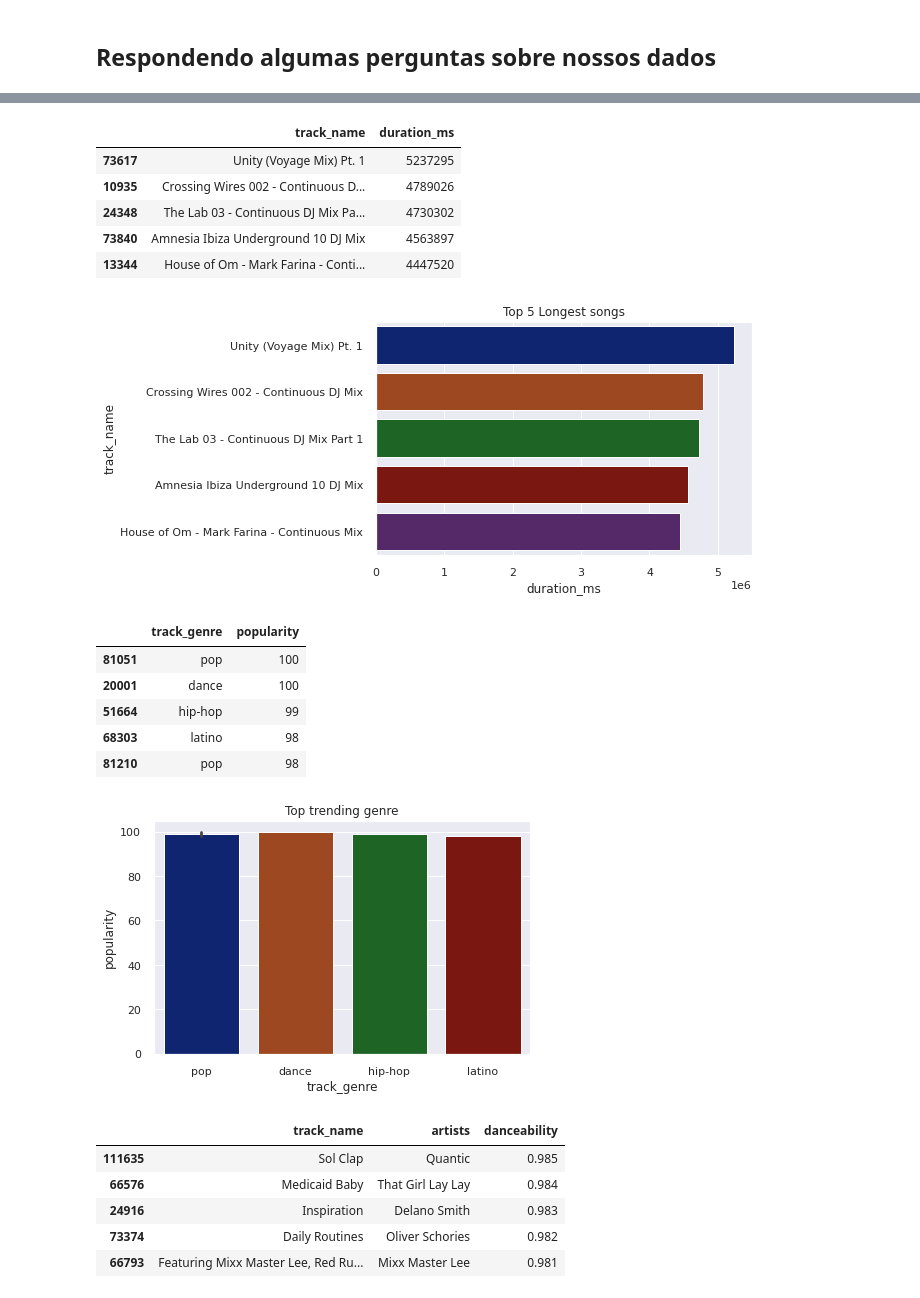
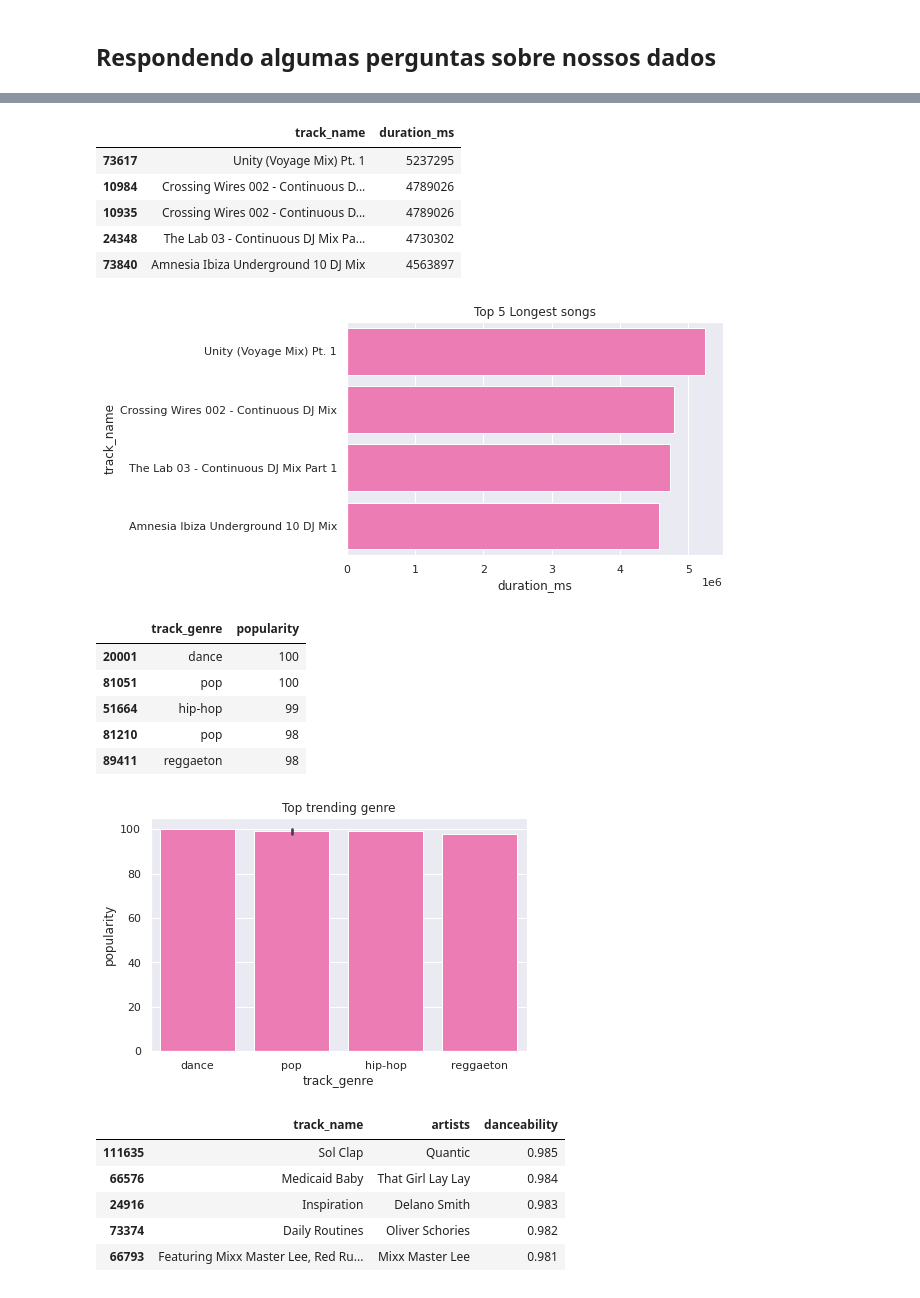
Before and after one commit to letpires/7DaysOfCodeSpotifyML, a Jupyter notebook: DIA 04 - Baseline do primeiro modelo/DIA_04_Baseline_do_primeiro_modelo.ipynb, the cells around one changed output, grey strips where cells are left out. Cells and saved outputs as stored; diff of their text form; code cells hidden in the pictures.

```diff
--- a/DIA 04 - Baseline do primeiro modelo/DIA_04_Baseline_do_primeiro_modelo.ipynb
+++ b/DIA 04 - Baseline do primeiro modelo/DIA_04_Baseline_do_primeiro_modelo.ipynb
@@ -358,3 +326,0 @@ Name: duration_ms, Length: 113549, dtype: int64
-# %%
-dados_musicas["duration_ms"]= dados_musicas["duration_ms"].replace("durations_ms", )
-dados_musicas
@@ -399,16 +351,16 @@ long_songs
 # %% [output]
 |  | track_name | duration_ms |
 | 73617 | Unity (Voyage Mix) Pt. 1 | 5237295 |
+| 10984 | Crossing Wires 002 - Continuous D... | 4789026 |
 | 10935 | Crossing Wires 002 - Continuous D... | 4789026 |
 | 24348 | The Lab 03 - Continuous DJ Mix Pa... | 4730302 |
 | 73840 | Amnesia Ibiza Underground 10 DJ Mix | 4563897 |
-| 13344 | House of Om - Mark Farina - Conti... | 4447520 |
 # %%
-sns.barplot(x="duration_ms", y="track_name", data= long_songs)
+sns.barplot(x="duration_ms", y="track_name", data= long_songs, color = 'hotpink')
 plt.title("Top 5 Longest songs")
 plt.show()
 # %% [output]
-[figure, old version]
+[figure, new version]
 # %%
 #Top 5 most trending genre
 
@@ -416,17 +368,17 @@ trend_genre = dados_musicas[["track_genre", "popularity"]].sort_values(by="popul
 trend_genre
 # %% [output]
 |  | track_genre | popularity |
+| 20001 | dance | 100 |
 | 81051 | pop | 100 |
-| 20001 | dance | 100 |
 | 51664 | hip-hop | 99 |
-| 68303 | latino | 98 |
 | 81210 | pop | 98 |
+| 89411 | reggaeton | 98 |
 # %%
-sns.barplot(x="track_genre",y="popularity", data=trend_genre)
+sns.barplot(x="track_genre",y="popularity", data=trend_genre, color = 'hotpink')
 plt.title("Top trending genre")
 plt.show()
 # %% [output]
-[figure, old version]
+[figure, new version]
 # %%
 #Top 5 most danceable songs
 
```
Also changed, not shown: parts of 64 cells of this notebook.
